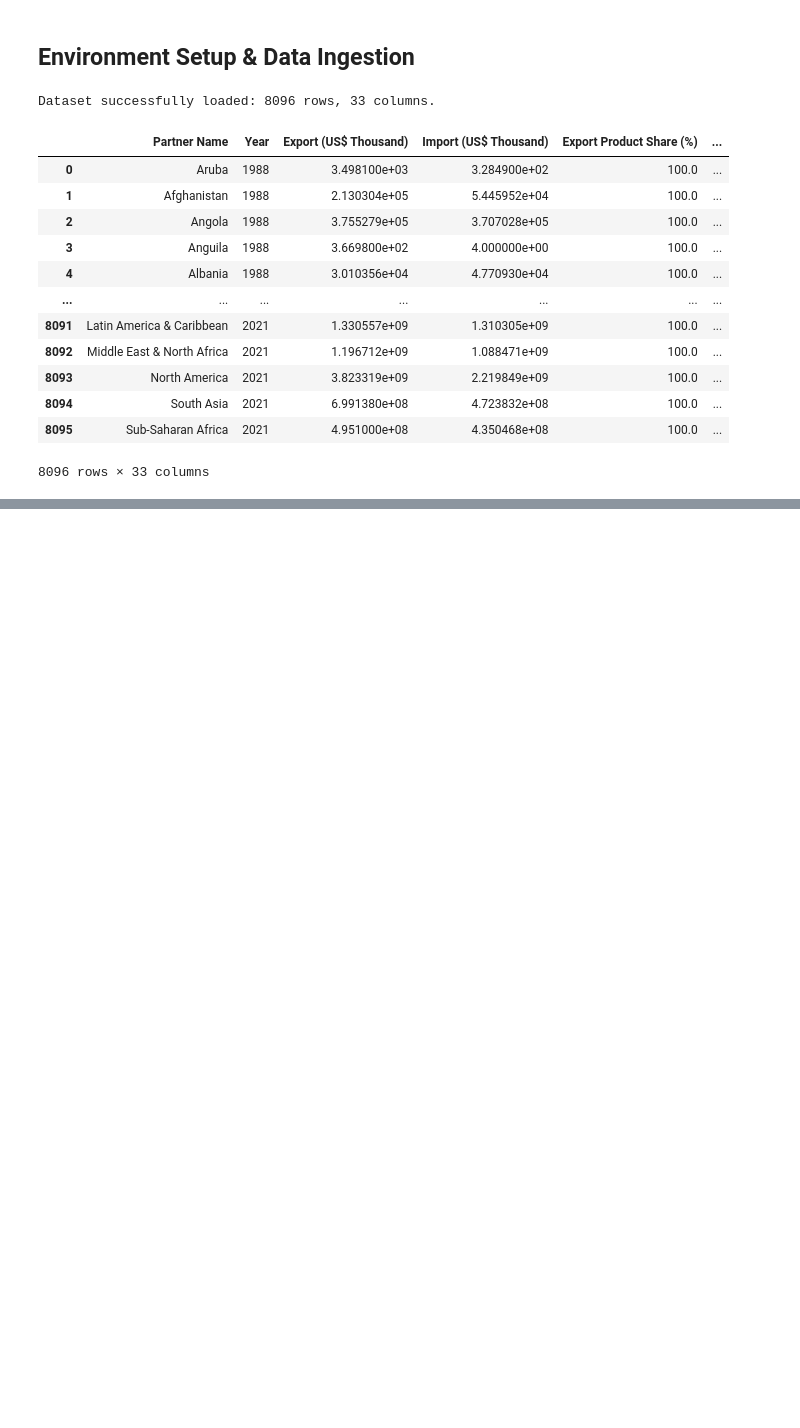
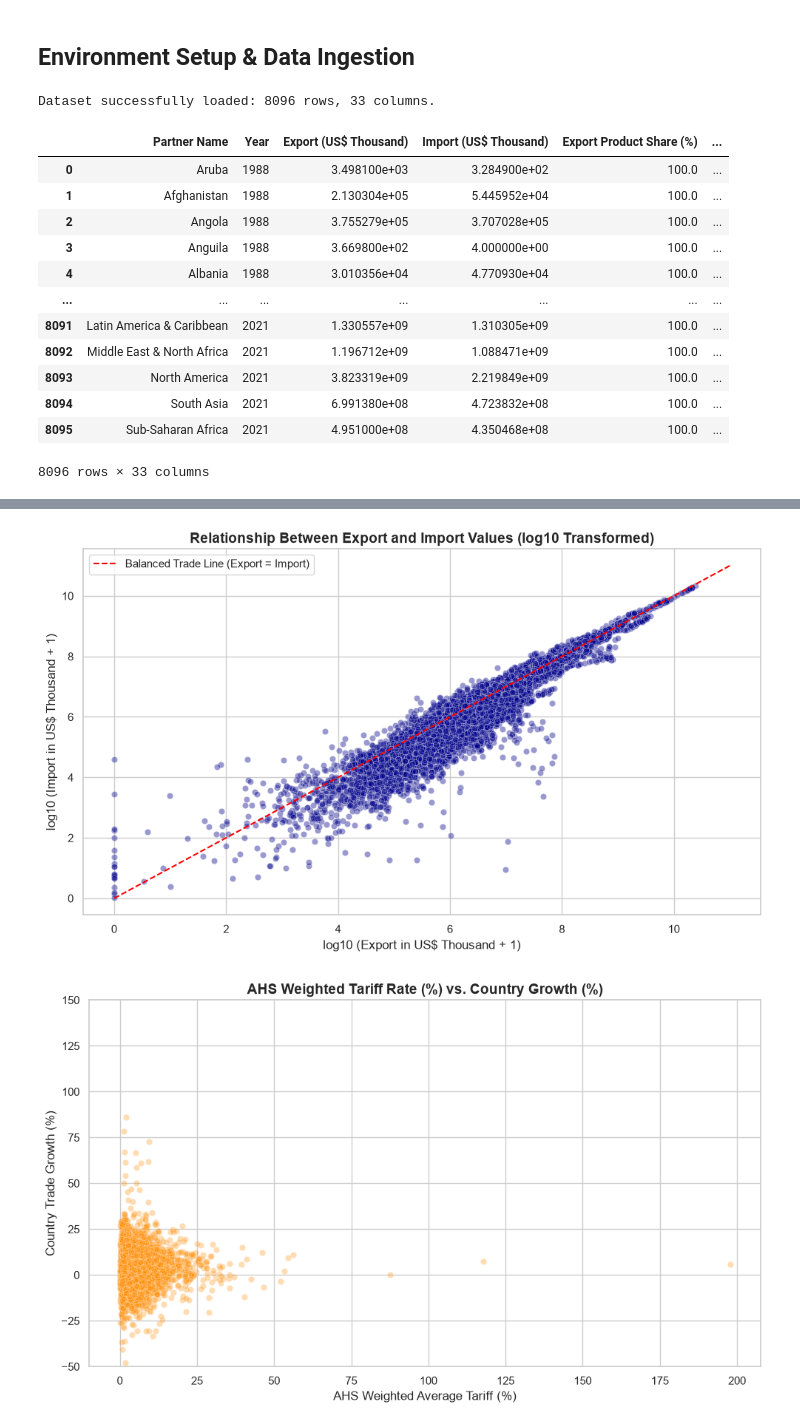
Before and after one commit to Smswad/34_years_world_export_import_dataset, a Jupyter notebook: dataset_exploration_initial_analysis.ipynb, the cells around one changed output, grey strips where cells are left out. Saved outputs shown, nothing was run; the diff lists cells and outputs as text; code cells hidden in the pictures; blank space fills up the shorter version.

```diff
--- a/dataset_exploration_initial_analysis.ipynb
+++ b/dataset_exploration_initial_analysis.ipynb
@@ -160,0 +391,61 @@ df.info()
+# %%
+# ==============================================================================
+# Task 5: Relationships Between Variables
+# Contributor: Group 7
+# Description: Bivariate scatterplots, regression trends, and correlation heatmap
+# ==============================================================================
+
+# 1. Scatterplot: Export vs. Import (Log-Log Scale for visual clarity across scales)
+plt.figure(figsize=(10, 6))
+sns.scatterplot(
+    x=np.log10(df["Export (US$ Thousand)"] + 1),
+    y=np.log10(df["Import (US$ Thousand)"] + 1),
+    alpha=0.4,
+    color="darkblue"
+)
+plt.plot([0, 11], [0, 11], color="red", linestyle="--", label="Balanced Trade Line (Export = Import)")
+plt.title("Relationship Between Export and Import Values (log10 Transformed)", fontsize=14, fontweight="bold")
+plt.xlabel("log10 (Export in US$ Thousand + 1)", fontsize=12)
+plt.ylabel("log10 (Import in US$ Thousand + 1)", fontsize=12)
+plt.legend(fontsize=11)
+plt.tight_layout()
+plt.show()
+
+# 2. Scatterplot: Applied Tariff (AHS Weighted Avg %) vs. Country Growth (%)
+plt.figure(figsize=(10, 6))
+sns.scatterplot(
+    data=df.dropna(subset=["AHS Weighted Average (%)", "Country Growth (%)"]),
+    x="AHS Weighted Average (%)",
+    y="Country Growth (%)",
+    alpha=0.3,
+    color="darkorange"
+)
+plt.title("AHS Weighted Tariff Rate (%) vs. Country Growth (%)", fontsize=14, fontweight="bold")
+plt.xlabel("AHS Weighted Average Tariff (%)", fontsize=12)
+plt.ylabel("Country Trade Growth (%)", fontsize=12)
+plt.ylim(-50, 150) # Constrain outlier growth spikes for clearer viewing
+plt.tight_layout()
+plt.show()
+
+# 3. Correlation Heatmap across Key Numerical Variables
+corr_features = [
+    "Export (US$ Thousand)",
+    "Import (US$ Thousand)",
+    "AHS Weighted Average (%)",
+    "MFN Weighted Average (%)",
+    "AHS Simple Average (%)",
+    "MFN Simple Average (%)",
+    "World Growth (%)",
+    "Country Growth (%)"
+]
+
+corr_matrix = df[corr_features].corr()
+
+plt.figure(figsize=(10, 8))
+sns.heatmap(corr_matrix, annot=True, fmt=".3f", cmap="vlag", vmin=-1, vmax=1, square=True, linewidths=0.5)
+plt.title("Correlation Matrix Heatmap of Key Macroeconomic Indicators", fontsize=14, fontweight="bold")
+plt.tight_layout()
+plt.show()
+# %% [output]
+[figure, added]
+[figure, added]
```
Also changed, not shown: parts of 30 cells of this notebook.
